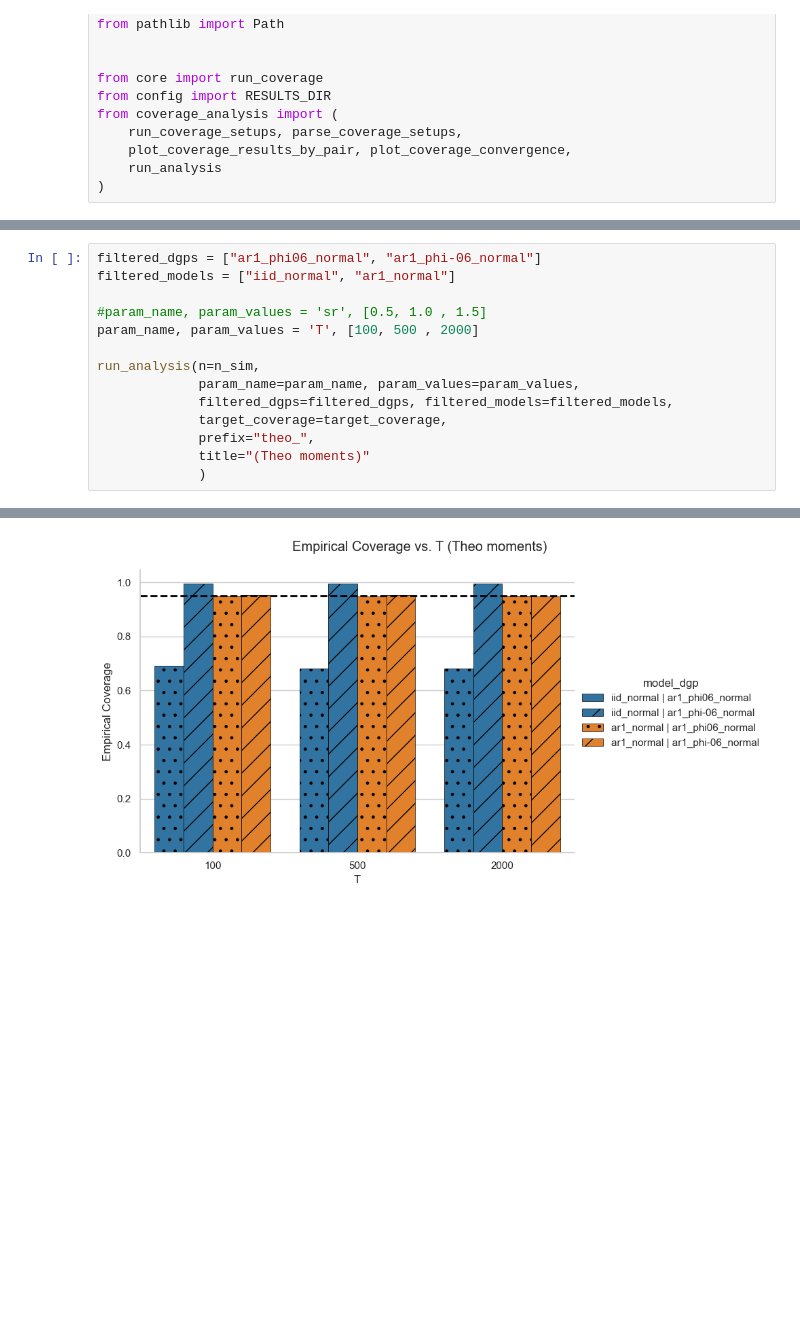
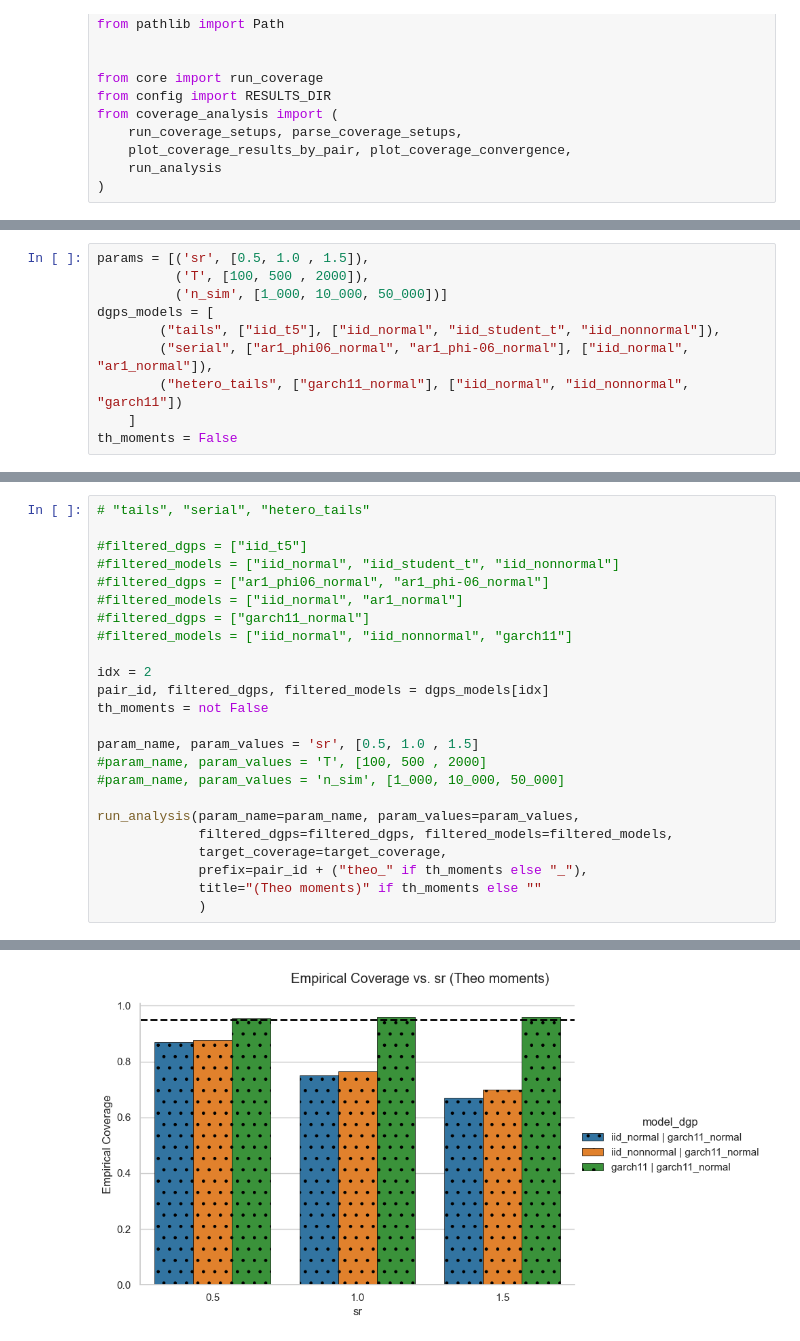
Before and after one commit to Fabro2701/sharpe_ratio_TFM, a Jupyter notebook: notebooks/coverage_analysis.ipynb, the cells around one changed output, grey strips where cells are left out. Drawn from its saved outputs; the diff is of its cells as text; blank space fills up the shorter version.

Commit message:
cov n param add

```diff
--- a/notebooks/coverage_analysis.ipynb
+++ b/notebooks/coverage_analysis.ipynb
@@ -16,0 +20,10 @@ from coverage_analysis import (
+# %%
+params = [('sr', [0.5, 1.0 , 1.5]),
+          ('T', [100, 500 , 2000]),
+          ('n_sim', [1_000, 10_000, 50_000])]
+dgps_models = [
+        ("tails", ["iid_t5"], ["iid_normal", "iid_student_t", "iid_nonnormal"]),
+        ("serial", ["ar1_phi06_normal", "ar1_phi-06_normal"], ["iid_normal", "ar1_normal"]),
+        ("hetero_tails", ["garch11_normal"], ["iid_normal", "iid_nonnormal", "garch11"])
+    ]
+th_moments = False
@@ -46,16 +102,26 @@ Raw results saved → C:\Users\Fabrizio Ortega\Documents\TFM\sharpe_ratio_TFM\re
 # %%
-filtered_dgps = ["ar1_phi06_normal", "ar1_phi-06_normal"]
-filtered_models = ["iid_normal", "ar1_normal"]
+# "tails", "serial", "hetero_tails"
 
-#param_name, param_values = 'sr', [0.5, 1.0 , 1.5]
-param_name, param_values = 'T', [100, 500 , 2000]
+#filtered_dgps = ["iid_t5"]
+#filtered_models = ["iid_normal", "iid_student_t", "iid_nonnormal"]
+#filtered_dgps = ["ar1_phi06_normal", "ar1_phi-06_normal"]
+#filtered_models = ["iid_normal", "ar1_normal"]
+#filtered_dgps = ["garch11_normal"]
+#filtered_models = ["iid_normal", "iid_nonnormal", "garch11"]
 
-run_analysis(n=n_sim,
-             param_name=param_name, param_values=param_values,
+idx = 2
+pair_id, filtered_dgps, filtered_models = dgps_models[idx]
+th_moments = not False
+
+param_name, param_values = 'sr', [0.5, 1.0 , 1.5]
+#param_name, param_values = 'T', [100, 500 , 2000]
+#param_name, param_values = 'n_sim', [1_000, 10_000, 50_000]
+
+run_analysis(param_name=param_name, param_values=param_values,
              filtered_dgps=filtered_dgps, filtered_models=filtered_models,
              target_coverage=target_coverage,
-             prefix="theo_",
-             title="(Theo moments)"
+             prefix=pair_id + ("theo_" if th_moments else "_"),
+             title="(Theo moments)" if th_moments else ""
              )
 # %% [output]
 === Combined Results Table ===
@@ -75 +138 @@ run_analysis(n=n_sim,
-[figure, old version]
+[figure, new version]
```
Also changed, not shown: parts of 6 cells of this notebook, 2 other files.
